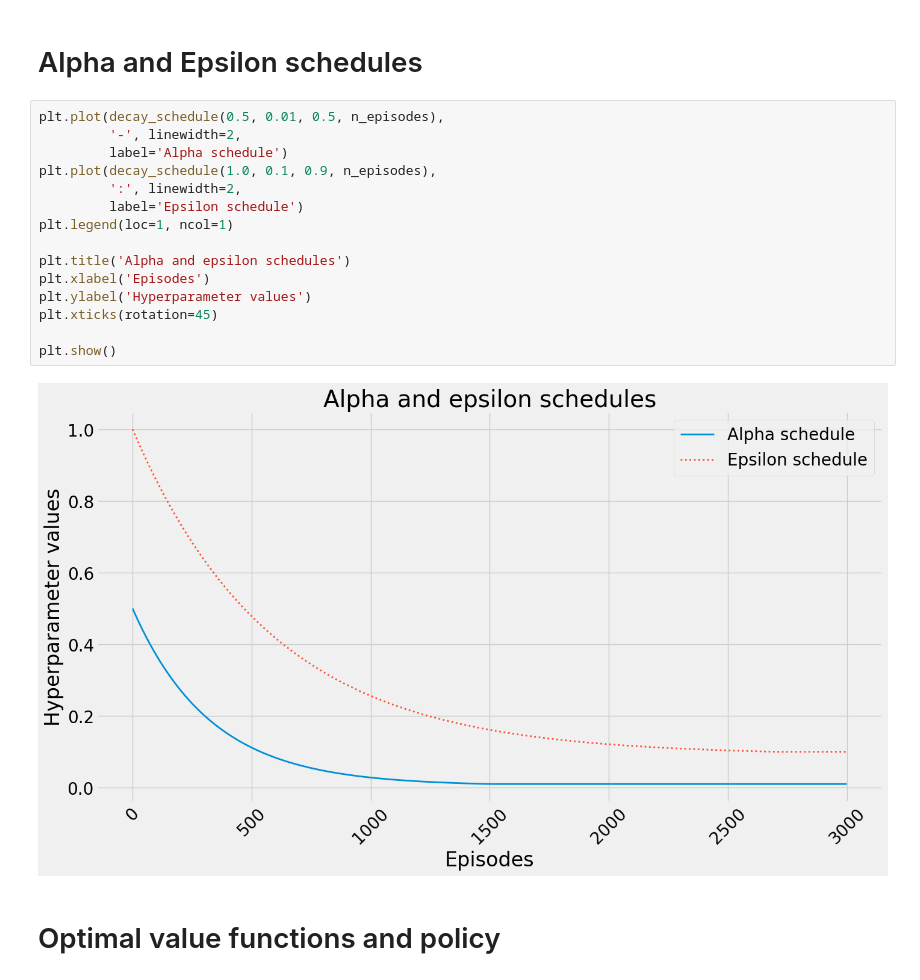
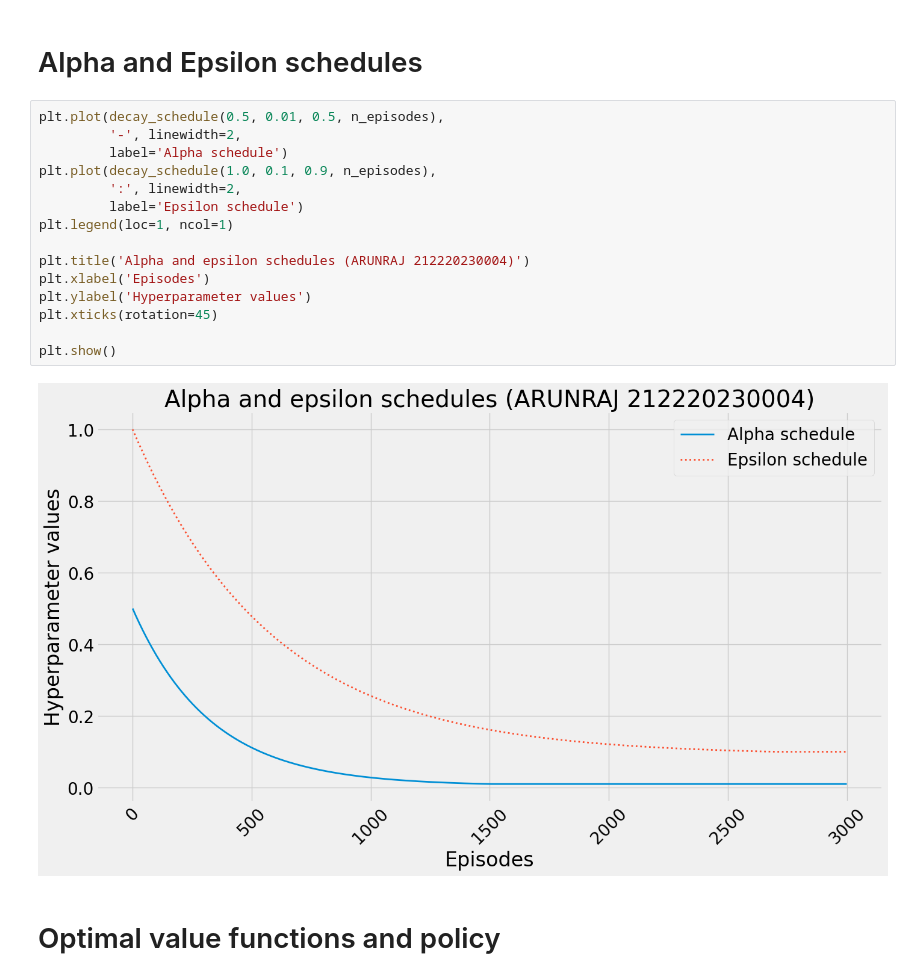
Before and after one commit to arunraj2002/sarsa-learning, a Jupyter notebook: RL_EX06.ipynb, the cells around one changed output. Drawn from its saved outputs; the diff is of its cells as text.

```diff
--- a/RL_EX06.ipynb
+++ b/RL_EX06.ipynb
@@ -226,20 +219,20 @@ cu_limit_items, cu_limit_value, cu_episodes = 10, 0.0, 100
 # %%
 plt.plot(decay_schedule(0.5, 0.01, 0.5, n_episodes),
          '-', linewidth=2,
          label='Alpha schedule')
 plt.plot(decay_schedule(1.0, 0.1, 0.9, n_episodes),
          ':', linewidth=2,
          label='Epsilon schedule')
 plt.legend(loc=1, ncol=1)
 
-plt.title('Alpha and epsilon schedules')
+plt.title('Alpha and epsilon schedules (ARUNRAJ 212220230004)')
 plt.xlabel('Episodes')
 plt.ylabel('Hyperparameter values')
 plt.xticks(rotation=45)
 
 plt.show()
 # %% [output]
-[figure, old version]
+[figure, new version]
 # %% [markdown]
 # Optimal value functions and policy
 # %%
```
Also changed, not shown: parts of 7 cells of this notebook.
